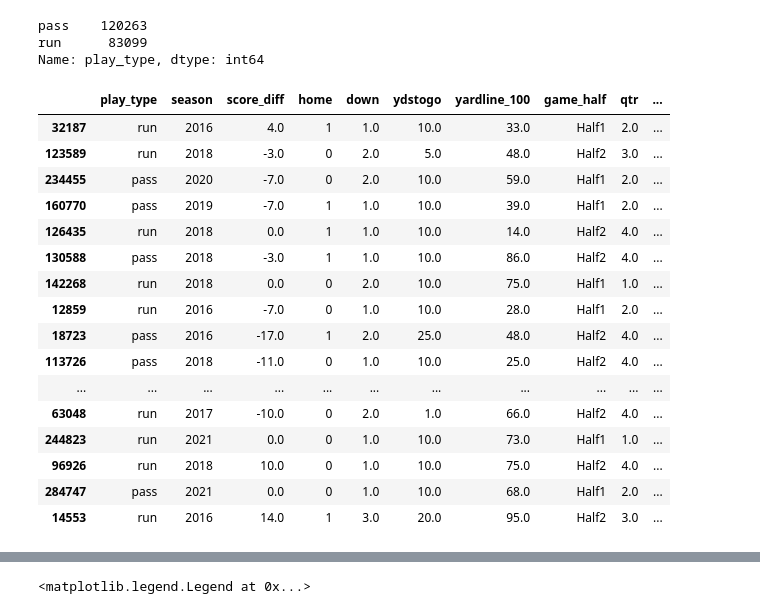
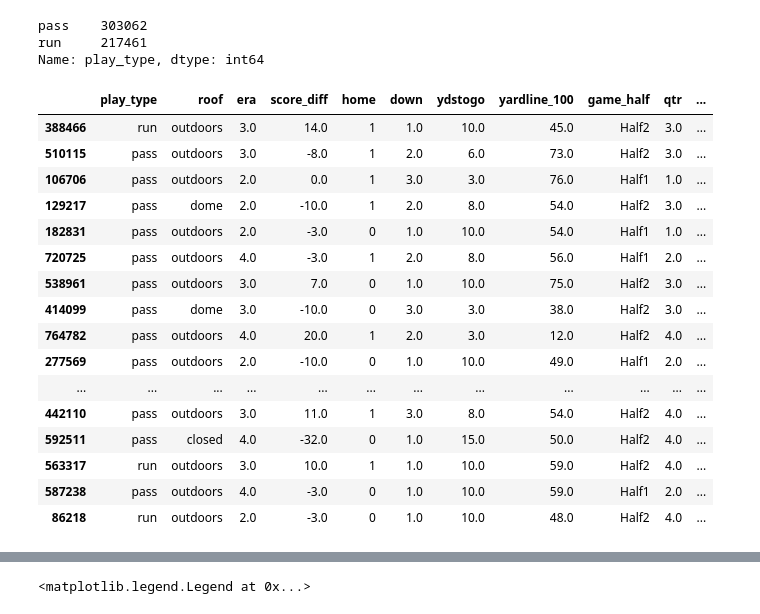
Before and after one commit to keeganheilman/fastbook, a Jupyter notebook: Lesson-1-personal_exercise.ipynb, the cells around one changed output, grey strips where cells are left out. Saved outputs shown, nothing was run; the diff lists cells and outputs as text; code cells hidden in the pictures.

```diff
--- a/Lesson-1-personal_exercise.ipynb
+++ b/Lesson-1-personal_exercise.ipynb
@@ -9,5 +9,5 @@ import pandas as pd
 # Calculate Expected Pass Rate
 # %%
 # Set CONSTANTS
-# SEASONS = [2006,2007,2008,2009,2010,2011,2012,2013,2014,2015,2016,2017,2018,2019,2020,2021]
-SEASONS = [2016,2017,2018,2019,2020,2021]
+SEASONS = [2006,2007,2008,2009,2010,2011,2012,2013,2014,2015,2016,2017,2018,2019,2020,2021,2022]
+# SEASONS = [2016,2017,2018,2019,2020,2021]
@@ -51,0 +64,3 @@ Downcasting floats.
+# %%
+df_schd = nfl.import_schedules(years=SEASONS)
+df_schd
@@ -52,48 +81,57 @@ Downcasting floats.
 # %%
+# create added features
 df_pbp['score_diff'] = df_pbp.posteam_score - df_pbp.defteam_score
 df_pbp['home'] = np.select([df_pbp.posteam == df_pbp.home_team],[1], default=0)
+
+era_conditions = [df_pbp.season.isin([2006,2007,2008,2009,2010,2011,2013]),
+                  df_pbp.season.isin([2014,2015,2016,2017]),
+                  df_pbp.season >= 2018]
+era_choices = [2,3,4]
+df_pbp['era'] = np.select(era_conditions, era_choices, default=np.NaN)
 # %%
 is_down = df_pbp['down'].isin([1,2,3,4])
 is_runpass = df_pbp['play_type'].isin(['run','pass'])
-
+df_pbp = df_pbp.merge(df_schd[['game_id','roof']], on=['game_id'])
 
 df = df_pbp.loc[(is_runpass & is_down), ['play_type',
-                                         'season',
-                                         # 'season_type',
+                                         'roof',
+                                         'era',
                                          'score_diff',
                                          'home',
                                          'down',
                                          'ydstogo',
                                          'yardline_100',
                                          'game_half',
                                          'qtr',
                                          'half_seconds_remaining',
                                          'posteam_timeouts_remaining',
                                          'defteam_timeouts_remaining',
-                                         'wp']].dropna().copy()
+                                         'wp',
+                                         'vegas_wp',]].dropna().copy()
+
 print(df.play_type.value_counts())
 df.sample(25)
 # %% [output]
-pass    120263
-run      83099
+pass    303062
+run     217461
 Name: play_type, dtype: int64
-|  | play_type | season | score_diff | home | down | ydstogo | yardline_100 | game_half | qtr | ... |
-| 32187 | run | 2016 | 4.0 | 1 | 1.0 | 10.0 | 33.0 | Half1 | 2.0 | ... |
-| 123589 | run | 2018 | -3.0 | 0 | 2.0 | 5.0 | 48.0 | Half2 | 3.0 | ... |
-| 234455 | pass | 2020 | -7.0 | 0 | 2.0 | 10.0 | 59.0 | Half1 | 2.0 | ... |
-| 160770 | pass | 2019 | -7.0 | 1 | 1.0 | 10.0 | 39.0 | Half1 | 2.0 | ... |
-| 126435 | run | 2018 | 0.0 | 1 | 1.0 | 10.0 | 14.0 | Half2 | 4.0 | ... |
-| 130588 | pass | 2018 | -3.0 | 1 | 1.0 | 10.0 | 86.0 | Half2 | 4.0 | ... |
-| 142268 | run | 2018 | 0.0 | 0 | 2.0 | 10.0 | 75.0 | Half1 | 1.0 | ... |
-| 12859 | run | 2016 | -7.0 | 0 | 1.0 | 10.0 | 28.0 | Half1 | 2.0 | ... |
-| 18723 | pass | 2016 | -17.0 | 1 | 2.0 | 25.0 | 48.0 | Half2 | 4.0 | ... |
-| 113726 | pass | 2018 | -11.0 | 0 | 1.0 | 10.0 | 25.0 | Half2 | 4.0 | ... |
-| ... | ... | ... | ... | ... | ... | ... | ... | ... | ... | ... |
-| 63048 | run | 2017 | -10.0 | 0 | 2.0 | 1.0 | 66.0 | Half2 | 4.0 | ... |
-| 244823 | run | 2021 | 0.0 | 0 | 1.0 | 10.0 | 73.0 | Half1 | 1.0 | ... |
-| 96926 | run | 2018 | 10.0 | 0 | 1.0 | 10.0 | 75.0 | Half2 | 4.0 | ... |
-| 284747 | pass | 2021 | 0.0 | 0 | 1.0 | 10.0 | 68.0 | Half1 | 2.0 | ... |
-| 14553 | run | 2016 | 14.0 | 1 | 3.0 | 20.0 | 95.0 | Half2 | 3.0 | ... |
+|  | play_type | roof | era | score_diff | home | down | ydstogo | yardline_100 | game_half | qtr | ... |
+| 388466 | run | outdoors | 3.0 | 14.0 | 1 | 1.0 | 10.0 | 45.0 | Half2 | 3.0 | ... |
+| 510115 | pass | outdoors | 3.0 | -8.0 | 1 | 2.0 | 6.0 | 73.0 | Half2 | 3.0 | ... |
+| 106706 | pass | outdoors | 2.0 | 0.0 | 1 | 3.0 | 3.0 | 76.0 | Half1 | 1.0 | ... |
+| 129217 | pass | dome | 2.0 | -10.0 | 1 | 2.0 | 8.0 | 54.0 | Half2 | 3.0 | ... |
+| 182831 | pass | outdoors | 2.0 | -3.0 | 0 | 1.0 | 10.0 | 54.0 | Half1 | 1.0 | ... |
+| 720725 | pass | outdoors | 4.0 | -3.0 | 1 | 2.0 | 8.0 | 56.0 | Half1 | 2.0 | ... |
+| 538961 | pass | outdoors | 3.0 | 7.0 | 0 | 1.0 | 10.0 | 75.0 | Half2 | 3.0 | ... |
+| 414099 | pass | dome | 3.0 | -10.0 | 0 | 3.0 | 3.0 | 38.0 | Half2 | 3.0 | ... |
+| 764782 | pass | outdoors | 4.0 | 20.0 | 1 | 2.0 | 3.0 | 12.0 | Half2 | 4.0 | ... |
+| 277569 | pass | outdoors | 2.0 | -10.0 | 0 | 1.0 | 10.0 | 49.0 | Half1 | 2.0 | ... |
+| ... | ... | ... | ... | ... | ... | ... | ... | ... | ... | ... | ... |
+| 442110 | pass | outdoors | 3.0 | 11.0 | 1 | 3.0 | 8.0 | 54.0 | Half2 | 4.0 | ... |
+| 592511 | pass | closed | 4.0 | -32.0 | 0 | 1.0 | 15.0 | 50.0 | Half2 | 4.0 | ... |
+| 563317 | run | outdoors | 3.0 | 10.0 | 1 | 1.0 | 10.0 | 59.0 | Half2 | 4.0 | ... |
+| 587238 | pass | outdoors | 4.0 | -3.0 | 0 | 1.0 | 10.0 | 59.0 | Half1 | 2.0 | ... |
+| 86218 | run | outdoors | 2.0 | -3.0 | 0 | 1.0 | 10.0 | 48.0 | Half2 | 4.0 | ... |
 # %%
 df.dtypes
 # %% [output]
```
Also changed, not shown: parts of 24 cells of this notebook.
